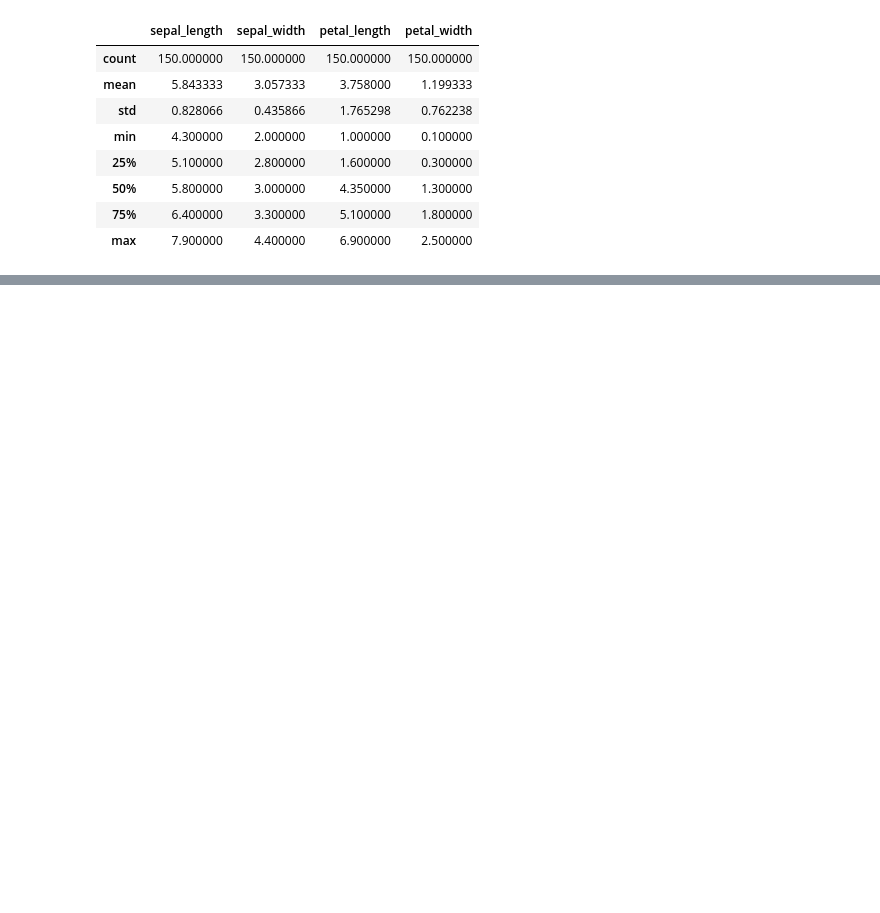
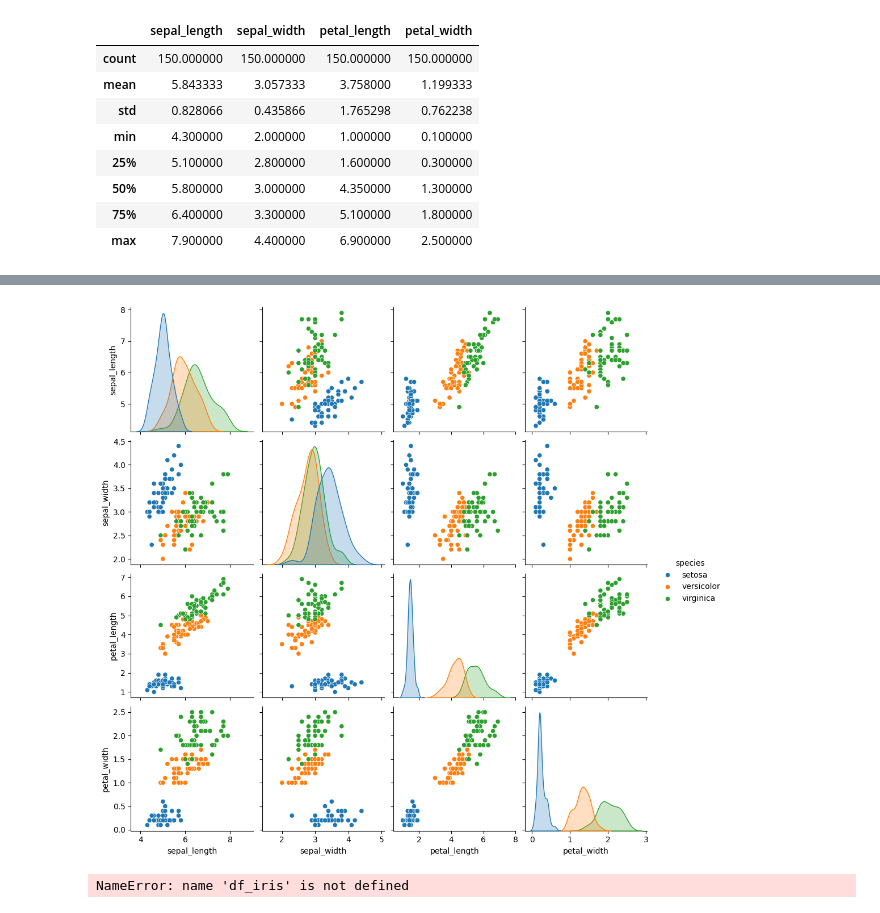
Before and after one commit to Mateolr28/Lectura_BD_python, a Jupyter notebook: ejercicio.ipynb, the cells around one changed output, grey strips where cells are left out. Drawn from its saved outputs; the diff is of its cells as text; code cells hidden in the pictures; blank space fills up the shorter version.

```diff
--- a/ejercicio.ipynb
+++ b/ejercicio.ipynb
@@ -20,0 +83,5 @@ display(df_iris.info())
+# %%
+sns.pairplot(df_iris, hue='species')
+plt.show()
+# %% [output]
+[figure, added]
@@ -20,0 +111,4 @@ display(df_iris.info())
+# %%
+iris(df_iris, 'flores')
+# %% [output]
+NameError: name 'df_iris' is not defined
```
Also changed, not shown: parts of 8 cells of this notebook, 3 other files.
